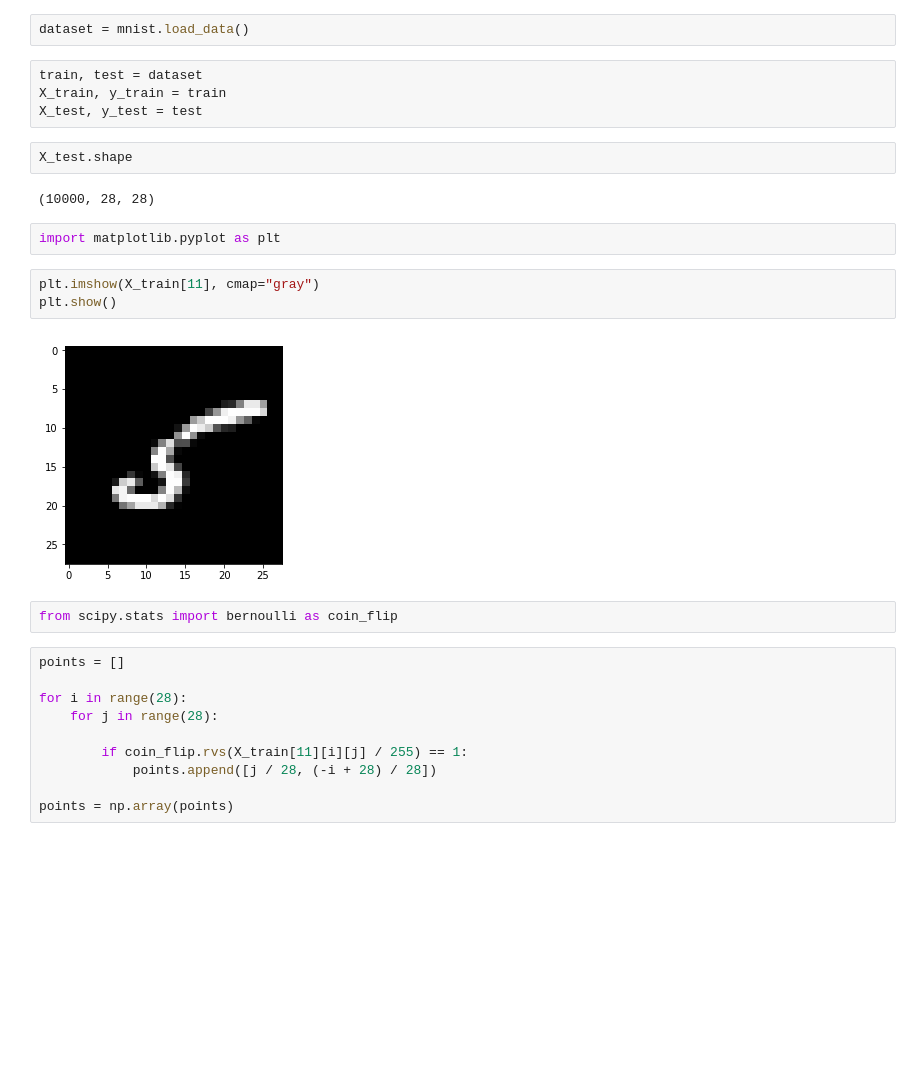
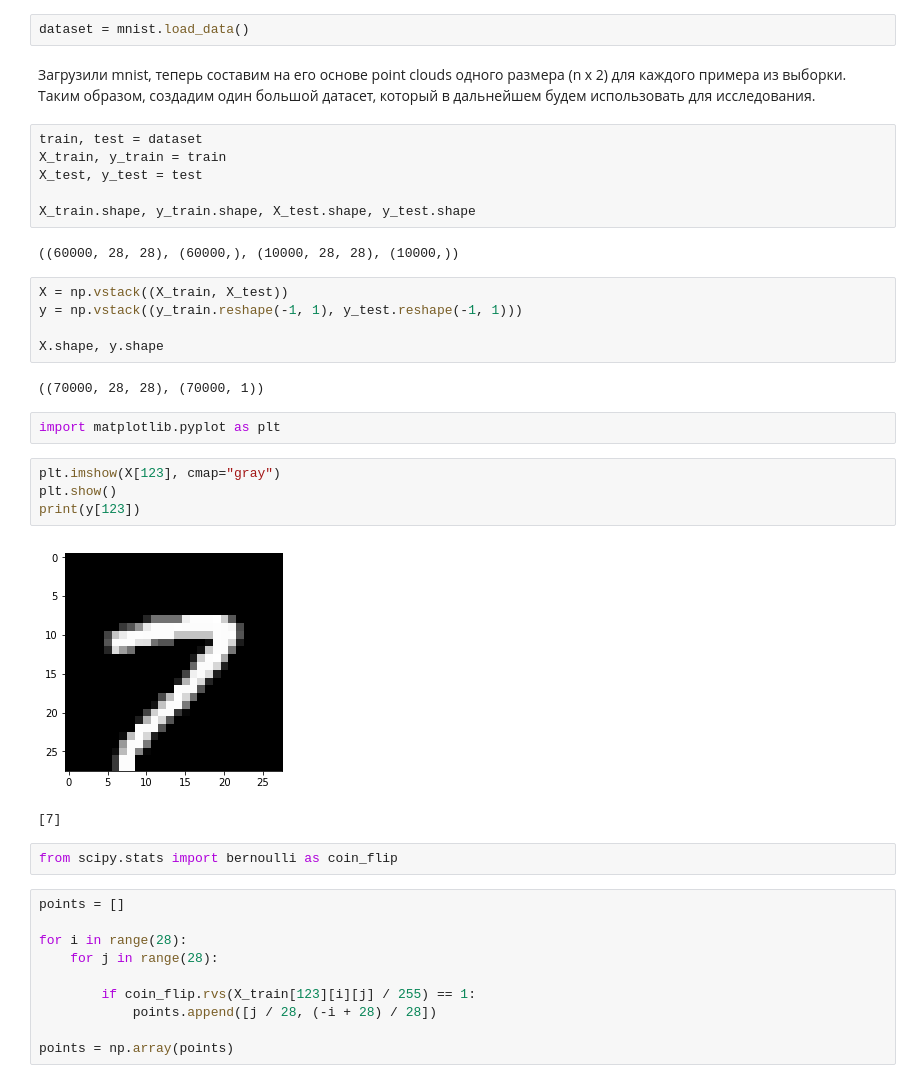
Before and after one commit to mountain-viewer/mipt-research, a Jupyter notebook: 2d-mnist-generation.ipynb, the cells around one changed output. Saved outputs shown, nothing was run; the diff lists cells and outputs as text; blank space fills up the shorter version.

```diff
--- a/2d-mnist-generation.ipynb
+++ b/2d-mnist-generation.ipynb
@@ -3,21 +3,32 @@ from tensorflow.keras.datasets import mnist
 import numpy as np
 # %%
 dataset = mnist.load_data()
+# %% [markdown]
+Загрузили mnist, теперь составим на его основе point clouds одного размера (n x 2) для каждого примера из выборки. Таким образом, создадим один большой датасет, который в дальнейшем будем использовать для исследования.
 # %%
 train, test = dataset
 X_train, y_train = train
 X_test, y_test = test
+
+X_train.shape, y_train.shape, X_test.shape, y_test.shape
+# %% [output]
+((60000, 28, 28), (60000,), (10000, 28, 28), (10000,))
-# %%
-X_test.shape
-# %% [output]
-(10000, 28, 28)
+# %%
+X = np.vstack((X_train, X_test))
+y = np.vstack((y_train.reshape(-1, 1), y_test.reshape(-1, 1)))
+
+X.shape, y.shape
+# %% [output]
+((70000, 28, 28), (70000, 1))
 # %%
 import matplotlib.pyplot as plt
 # %%
-plt.imshow(X_train[11], cmap="gray")
+plt.imshow(X[123], cmap="gray")
 plt.show()
+print(y[123])
 # %% [output]
-[figure, old version]
+[figure, new version]
+[7]
 # %%
 from scipy.stats import bernoulli as coin_flip
 # %%
@@ -26,7 +37,7 @@ points = []
 for i in range(28):
     for j in range(28):
 
-        if coin_flip.rvs(X_train[11][i][j] / 255) == 1:
+        if coin_flip.rvs(X_train[123][i][j] / 255) == 1:
             points.append([j / 28, (-i + 28) / 28])
 
 points = np.array(points)
```
Also changed, not shown: parts of 15 cells of this notebook.
